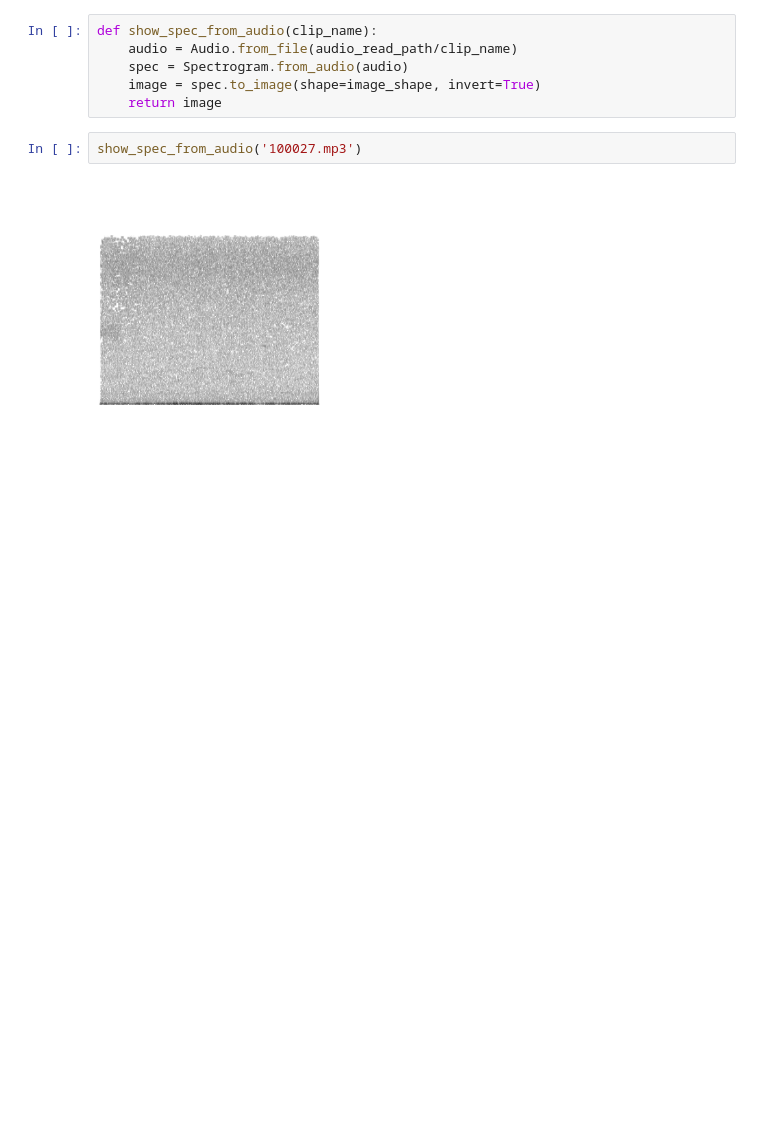
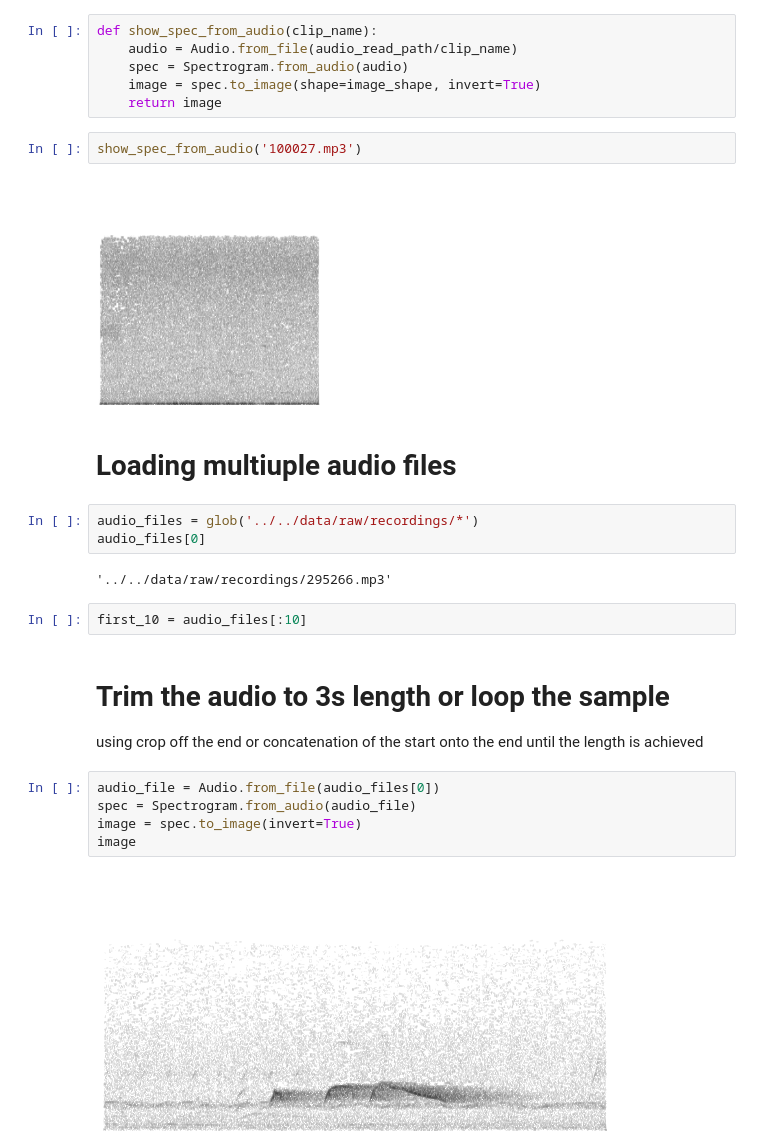
Before and after one commit to Mgallimore88/osfl_cnn_recognizer, a Jupyter notebook: notebooks/exploratory/1.2-mjg-osfl-read-audio-opensoundscape.ipynb, the cells around one changed output. Saved outputs shown, nothing was run; the diff lists cells and outputs as text; blank space fills up the shorter version.

```diff
--- a/notebooks/exploratory/1.2-mjg-osfl-read-audio-opensoundscape.ipynb
+++ b/notebooks/exploratory/1.2-mjg-osfl-read-audio-opensoundscape.ipynb
@@ -78,3 +95,22 @@ def show_spec_from_audio(clip_name):
 show_spec_from_audio('100027.mp3')
 # %% [output]
 [figure]
+# %% [markdown]
+# Loading multiuple audio files
+# %%
+audio_files = glob('../../data/raw/recordings/*')
+audio_files[0]
+# %% [output]
+'../../data/raw/recordings/295266.mp3'
+# %%
+first_10 = audio_files[:10]
+# %% [markdown]
+# Trim the audio to 3s length or loop the sample
+using crop off the end or concatenation of the start onto the end until the length is achieved
+# %%
+audio_file = Audio.from_file(audio_files[0])
+spec = Spectrogram.from_audio(audio_file)
+image = spec.to_image(invert=True)
+image
+# %% [output]
+[figure, added]
```
Also changed, not shown: parts of 12 cells of this notebook, 2 other files.
